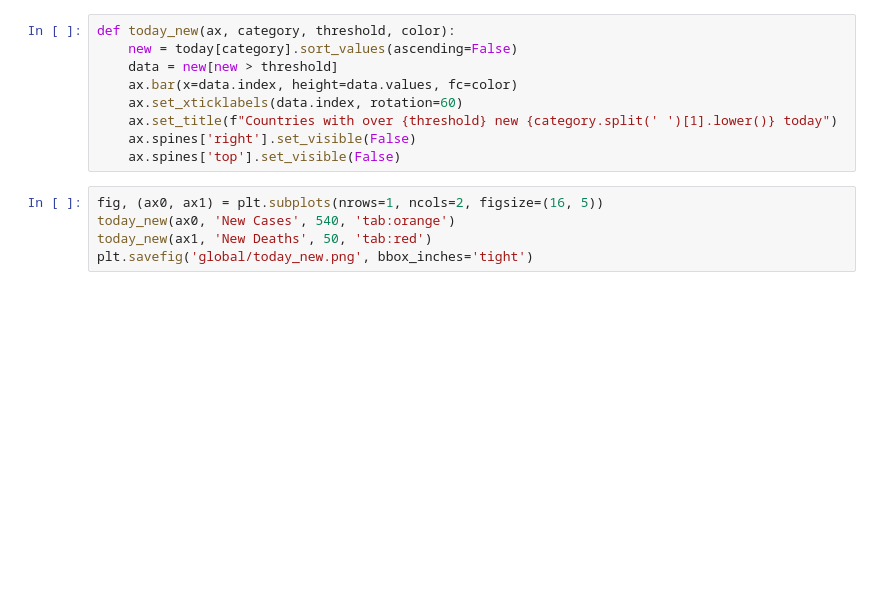
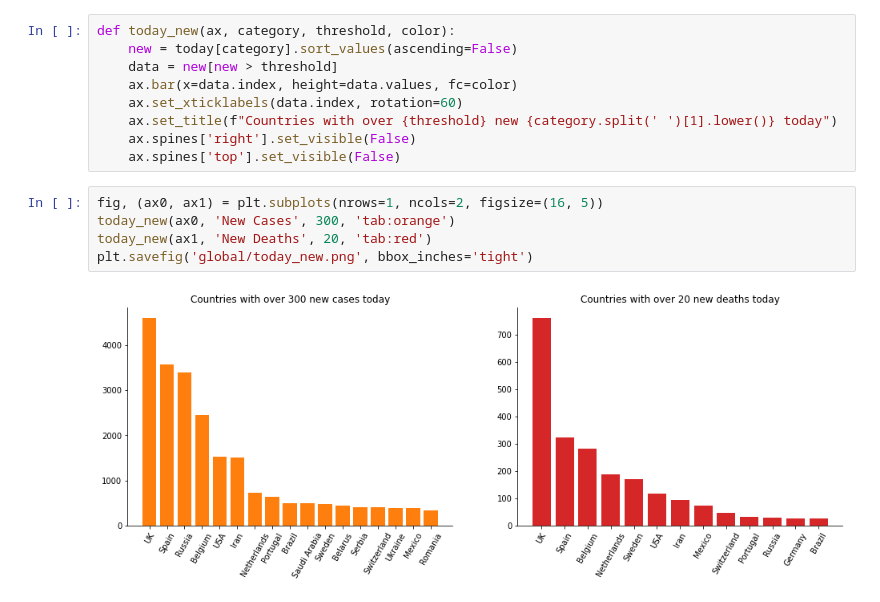
Before and after one commit to zhaoyi3264/covid-19-trend, a Jupyter notebook: global_trend.ipynb, the cells around one changed output. Cells and saved outputs as stored; diff of their text form; blank space fills up the shorter version.

```diff
--- a/global_trend.ipynb
+++ b/global_trend.ipynb
@@ -90,9 +98,11 @@ def today_new(ax, category, threshold, color):
     ax.spines['top'].set_visible(False)
 # %%
 fig, (ax0, ax1) = plt.subplots(nrows=1, ncols=2, figsize=(16, 5))
-today_new(ax0, 'New Cases', 540, 'tab:orange')
-today_new(ax1, 'New Deaths', 50, 'tab:red')
+today_new(ax0, 'New Cases', 300, 'tab:orange')
+today_new(ax1, 'New Deaths', 20, 'tab:red')
 plt.savefig('global/today_new.png', bbox_inches='tight')
+# %% [output]
+[figure, added]
 # %%
 fig, ax = plt.subplots(figsize=(16, 1))
 ax.set_xlim(0, 8)
```
Also changed, not shown: parts of 4 cells of this notebook, 14 other files.
